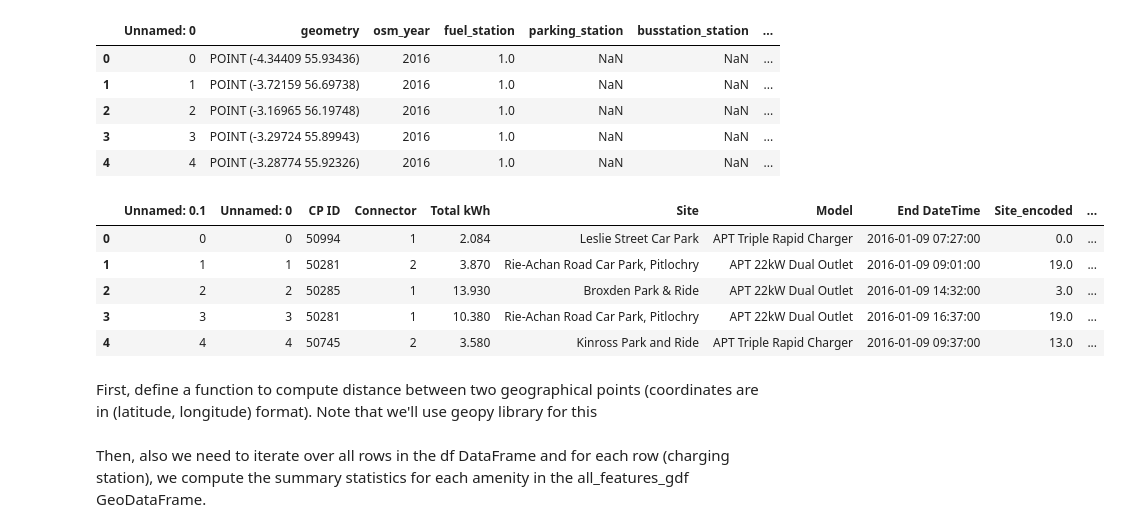
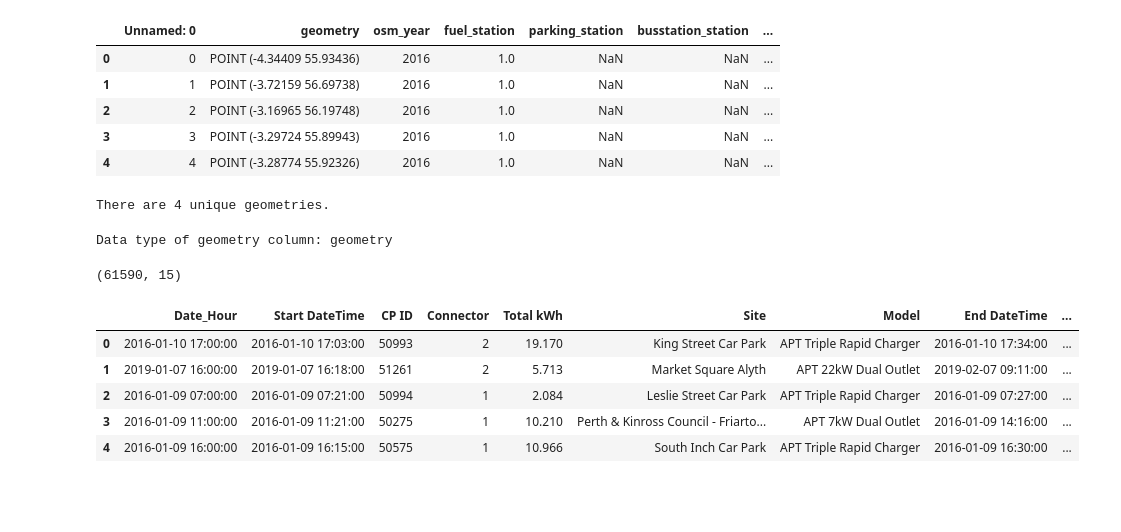
Before and after one commit to JuanRFernandez/Framework-EV-Charging-Medium-Term-Forecasting, a Jupyter notebook: notebooks/0.4-juan-geometry_distances.ipynb, the cells around one changed output. Drawn from its saved outputs; the diff is of its cells as text; code cells hidden in the pictures; blank space fills up the shorter version.

Commit message:
Commiting changes before training the first models

```diff
--- a/notebooks/0.4-juan-geometry_distances.ipynb
+++ b/notebooks/0.4-juan-geometry_distances.ipynb
@@ -18,6 +18,11 @@ from joblib import parallel_backend
     1. Compute the distance between each charging station and all the amenities for a specific year.
     2. Compute the descriptive statistics (total count, average distance, minimum distance, maximum distance, etc.) for each type of amenity.
     3. Add these statistics as new columns to your charging stations DataFrame (df) for each year.
+# %%
+cwd = os.getcwd()
+DATA_PATH = os.path.join(cwd, '..', 'data')
+RAW_DATA_PATH = os.path.join(DATA_PATH, 'raw')
+PROCESSED_DATA_PATH = os.path.join(DATA_PATH, 'processed')
 # %%
 def load_gdfs():
     # Get the current working directory
@@ -64,0 +86,8 @@ gdf = load_gdfs()
+# %%
+# convert the 'geometry' column to geometric type
+data['geometry'] = data['geometry'].apply(wkt.loads)
+
+# convert the DataFrame to a GeoDataFrame
+gdf = gpd.GeoDataFrame(data, geometry='geometry')
+
+print(gdf.dtypes)
@@ -71,14 +187,56 @@ all_features_gdf.head()
 | 2 | 2 | POINT (-3.16965 56.19748) | 2016 | 1.0 | NaN | NaN | ... |
 | 3 | 3 | POINT (-3.29724 55.89943) | 2016 | 1.0 | NaN | NaN | ... |
 | 4 | 4 | POINT (-3.28774 55.92326) | 2016 | 1.0 | NaN | NaN | ... |
+# %%
+unique_geometries = all_features_gdf['osm_year'].nunique()
+print(f'There are {unique_geometries} unique geometries.')
+# %% [output]
+There are 4 unique geometries.
+# %%
+# check the data type of 'geometry' column
+geometry_dtype = all_features_gdf['geometry'].dtype
+
+print('Data type of geometry column:', geometry_dtype)
+# %% [output]
+Data type of geometry column: geometry
+# %%
+all_features_gdf.shape
+# %% [output]
+(61590, 15)
+# %%
+from tqdm import tqdm
+
+def compute_amenities_distance(grouped_gdf, all_features_gdf):
+    amenity_columns = ['fuel_station', 'parking_station', 'busstation_station', 'trainstation_station', 'mall_station', 'supermarket_station', 'restaurant_station', 'hotel_station', 'school_station', 'university_station', 'cinema_station', 'theatre_station']
+
+    for year in tqdm(range(2016, 2020), desc='Processing Years'):
+        amenities_year = all_features_gdf[all_features_gdf['osm_year'] == year]
+
+        for idx, station in grouped_gdf.iterrows():
+            for amenity in amenity_columns:
+                specific_amenity = amenities_year[amenities_year[amenity] == 1]
+
+                # Calculate distances as numerical values
+                distances = specific_amenity['geometry'].apply(lambda x: station['geometry'].distance(x))
+                distances_values = distances.values
+
+                # Compute total count and average distance
+                total_count = len(distances_values)
+                avg_distance = distances_values.mean() if total_count > 0 else 0
+
+                # Add results as new columns
+                grouped_gdf.at[idx, f'{amenity}_count_{year}'] = total_count
+                grouped_gdf.at[idx, f'{amenity}_avg_distance_{year}'] = avg_distance
+
+    return grouped_gdf
+
+result_gdf = compute_amenities_distance(grouped_gdf, all_features_gdf)
 # %%
-gdf.head()
+result_gdf.head()
 # %% [output]
-|  | Unnamed: 0.1 | Unnamed: 0 | CP ID | Connector | Total kWh | Site | Model | End DateTime | Site_encoded | ... |
-| 0 | 0 | 0 | 50994 | 1 | 2.084 | Leslie Street Car Park | APT Triple Rapid Charger | 2016-01-09 07:27:00 | 0.0 | ... |
-| 1 | 1 | 1 | 50281 | 2 | 3.870 | Rie-Achan Road Car Park, Pitlochry | APT 22kW Dual Outlet | 2016-01-09 09:01:00 | 19.0 | ... |
-| 2 | 2 | 2 | 50285 | 1 | 13.930 | Broxden Park & Ride | APT 22kW Dual Outlet | 2016-01-09 14:32:00 | 3.0 | ... |
-| 3 | 3 | 3 | 50281 | 1 | 10.380 | Rie-Achan Road Car Park, Pitlochry | APT 22kW Dual Outlet | 2016-01-09 16:37:00 | 19.0 | ... |
-| 4 | 4 | 4 | 50745 | 2 | 3.580 | Kinross Park and Ride | APT Triple Rapid Charger | 2016-01-09 09:37:00 | 13.0 | ... |
+|  | Date_Hour | Start DateTime | CP ID | Connector | Total kWh | Site | Model | End DateTime | ... |
+| 0 | 2016-01-10 17:00:00 | 2016-01-10 17:03:00 | 50993 | 2 | 19.170 | King Street Car Park | APT Triple Rapid Charger | 2016-01-10 17:34:00 | ... |
+| 1 | 2019-01-07 16:00:00 | 2019-01-07 16:18:00 | 51261 | 2 | 5.713 | Market Square Alyth | APT 22kW Dual Outlet | 2019-02-07 09:11:00 | ... |
+| 2 | 2016-01-09 07:00:00 | 2016-01-09 07:21:00 | 50994 | 1 | 2.084 | Leslie Street Car Park | APT Triple Rapid Charger | 2016-01-09 07:27:00 | ... |
+| 3 | 2016-01-09 11:00:00 | 2016-01-09 11:21:00 | 50275 | 1 | 10.210 | Perth & Kinross Council - Friarto... | APT 7kW Dual Outlet | 2016-01-09 14:16:00 | ... |
+| 4 | 2016-01-09 16:00:00 | 2016-01-09 16:15:00 | 50575 | 1 | 10.966 | South Inch Car Park | APT Triple Rapid Charger | 2016-01-09 16:30:00 | ... |
-# %% [markdown]
-First, define a function to compute distance between two geographical points (coordinates are in (latitude, longitude) format). Note that we'll use geopy library for this
@@ -103,2 +242,0 @@ def calculate_amenity_distances(gdf: gpd.GeoDataFrame, amenity_gdf: gpd.GeoDataF
-# %% [markdown]
-Then, also we need to iterate over all rows in the df DataFrame and for each row (charging station), we compute the summary statistics for each amenity in the all_features_gdf GeoDataFrame.
```
Also changed, not shown: parts of 26 cells of this notebook, 5 other files.
